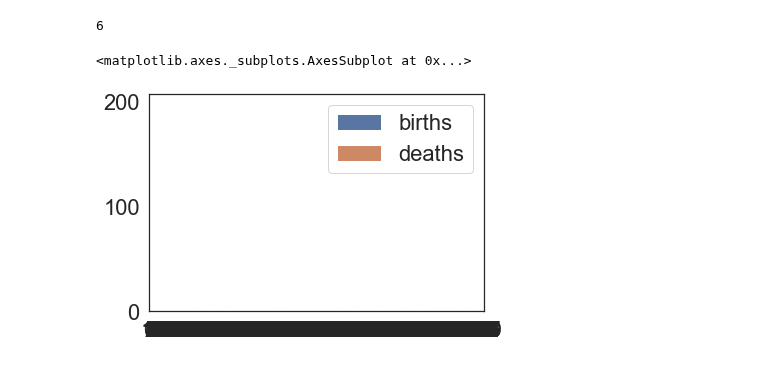
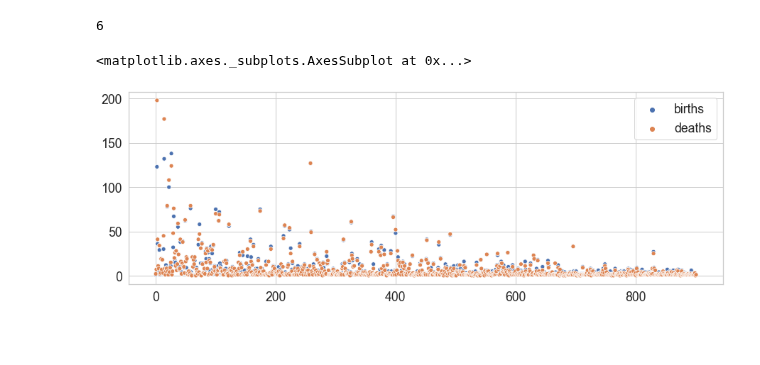
Before and after one commit to harangju/wikinet, a Jupyter notebook: test-persistent-homology.ipynb, the cells around one changed output. Saved outputs shown, nothing was run; the diff lists cells and outputs as text; code cells hidden in the pictures; blank space fills up the shorter version.

```diff
--- a/test-persistent-homology.ipynb
+++ b/test-persistent-homology.ipynb
@@ -51,7 +49,7 @@ import seaborn as sns
 import matplotlib.pyplot as plt
 import matplotlib._color_data as mcd
 
-sns.set(style='white', font_scale=2)
+sns.set(style='whitegrid', font_scale=1.6)
 # %%
 def plot_barcodes(barcodes):
     """
@@ -111,8 +109,8 @@ counts = {'names': list(range(len(network.nodes)))*2,
           'value': [sum(births[n]) for n in network.nodes] +\
                    [sum(deaths[n]) for n in network.nodes]}
 # %%
-plt.figure()
-sns.barplot(x='names', y='value', hue='type', data=counts)
+plt.figure(figsize=(15,5))
+sns.scatterplot(x='names', y='value', hue='type', data=counts)
 # %% [output]
 <matplotlib.axes._subplots.AxesSubplot at 0x...>
-[figure, old version]
+[figure, new version]
```
Also changed, not shown: parts of 8 cells of this notebook.
